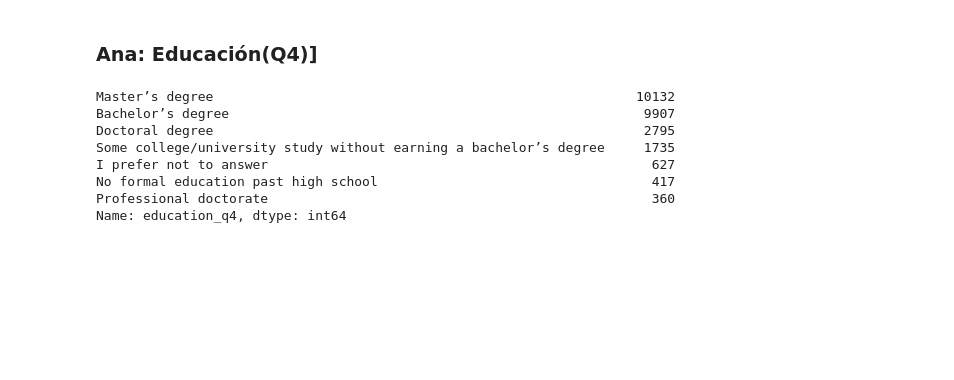
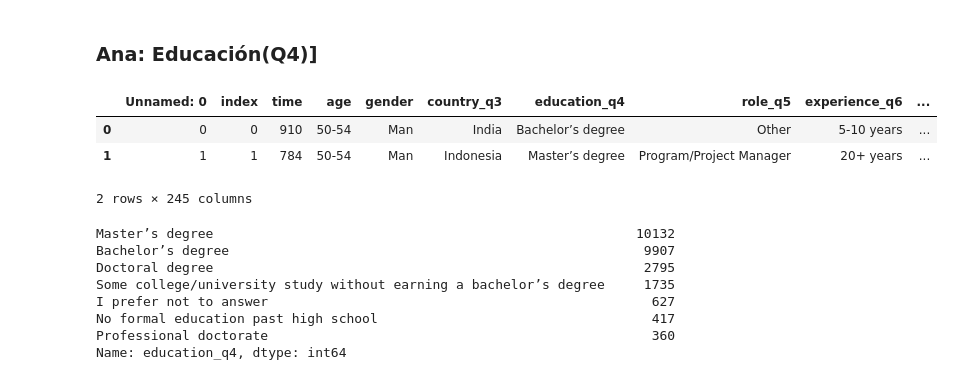
Before and after one commit to Adalab/project-da-promo-c-module-2-team-1, a Jupyter notebook: code/EducacionQ4.ipynb, the cells around one changed output. Saved outputs shown, nothing was run; the diff lists cells and outputs as text; code cells hidden in the pictures; blank space fills up the shorter version.

```diff
--- a/code/EducacionQ4.ipynb
+++ b/code/EducacionQ4.ipynb
@@ -8,7 +8,13 @@ import scipy.stats as st
 # %% [markdown]
 ### **Ana: Educación(Q4)]**
 # %%
-df_formacion=pd.read_csv('df_a_usar_2.csv')
+df_formacion=pd.read_csv('df_modificado1.csv')
+df_formacion.head(2)
+# %% [output]
+|  | Unnamed: 0 | index | time | age | gender | country_q3 | education_q4 | role_q5 | experience_q6 | ... |
+| 0 | 0 | 0 | 910 | 50-54 | Man | India | Bachelor’s degree | Other | 5-10 years | ... |
+| 1 | 1 | 1 | 784 | 50-54 | Man | Indonesia | Master’s degree | Program/Project Manager | 20+ years | ... |
+2 rows × 245 columns
 # %%
 df_formacion['education_q4'].value_counts()
 # %% [output]
```
Also changed, not shown: parts of 9 cells of this notebook.
